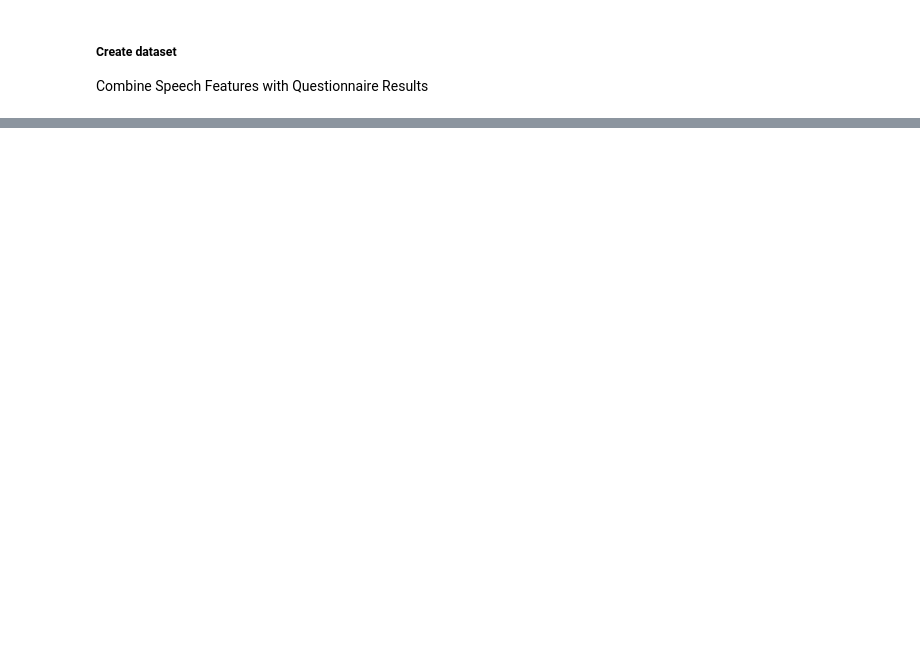
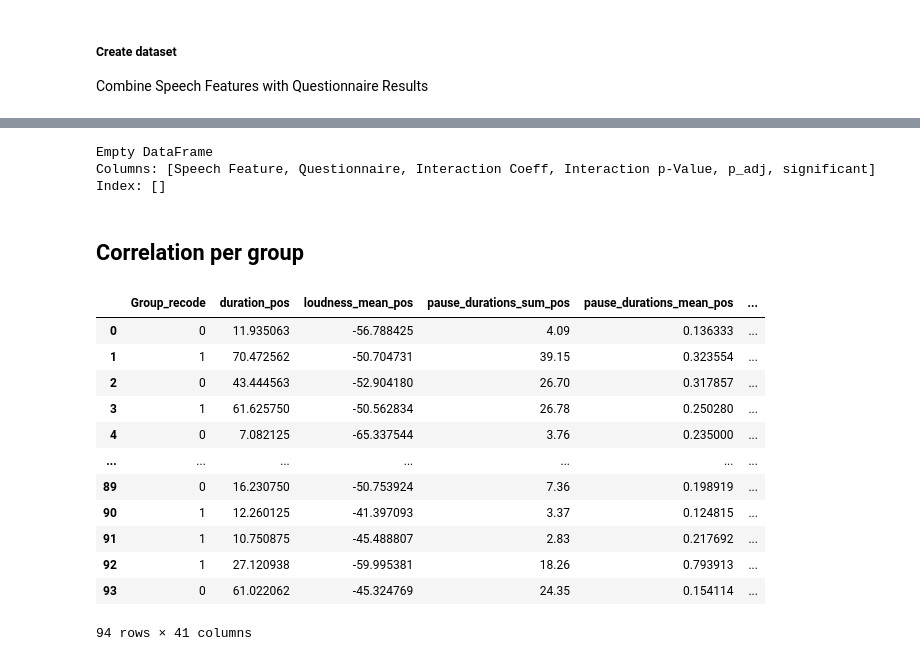
Before and after one commit to JuliaSchraeder/SubliminalVideoPriming, a Jupyter notebook: scripts/speech/speech_category_questionnaire_analysis.ipynb, the cells around one changed output, grey strips where cells are left out. Saved outputs shown, nothing was run; the diff lists cells and outputs as text; code cells hidden in the pictures; blank space fills up the shorter version.

```diff
--- a/scripts/speech/speech_category_questionnaire_analysis.ipynb
+++ b/scripts/speech/speech_category_questionnaire_analysis.ipynb
@@ -249 +294,54 @@ analysis_df.head()
+# %%
+# Convert results to DataFrame
+interaction_df = pd.DataFrame(interaction_results)
+
+# Apply multiple comparisons correction (e.g., Benjamini-Hochberg FDR correction)
+# This will adjust the p-values in the 'Interaction p-Value' column
+adjusted_results = multipletests(interaction_df['Interaction p-Value'], alpha=0.05, method='bonferroni')
+
+# Add adjusted p-values and significance to the DataFrame
+interaction_df['p_adj'] = adjusted_results[1]  # Adjusted p-values
+interaction_df['significant'] = adjusted_results[0]  # True/False for significance after correction
+
+# Sort by adjusted p-values and display significant results
+significant_interactions_corrected = interaction_df[interaction_df['significant']].sort_values(by='p_adj')
+print(significant_interactions_corrected)
+# %% [output]
+Empty DataFrame
+Columns: [Speech Feature, Questionnaire, Interaction Coeff, Interaction p-Value, p_adj, significant]
+Index: []
+# %% [markdown]
+## Correlation per group
+# %%
+# Select the category columns and questionnaire result columns
+speech_col = ["duration_pos", "loudness_mean_pos", "pause_durations_sum_pos", "pause_durations_mean_pos", "number_of_pauses_pos","word_frequency_mean_pos", "word_count_pos",
+                 "negative_sentence_ratio_pos", "neutral_sentence_ratio_pos", "positive_sentence_ratio_pos", "duration_neg", "loudness_mean_neg","pause_durations_sum_neg",
+                 "pause_durations_mean_neg","number_of_pauses_neg", "word_frequency_mean_neg", "word_count_neg", "negative_sentence_ratio_neg", "neutral_sentence_ratio_neg", "positive_sentence_ratio_neg"]
+
+questionnaire_col = ['BVAQ','BDI','STAI2','STAI1',
+                     'DERS_Total_Score','DERS_Non_Acceptance_of_Emotional_Reactions','DERS_Problems_with_Goal_Oriented_Behavior',
+                     'DERS_Impulse_Control_Problems','DERS_Lack_of_Emotional_Awareness','DERS_Limited_Access_to_Emotion_Regulation_Strategies',
+                     'DERS_Lack_of_Emotional_Clarity','CERQ_Self_Blame','CERQ_Acceptance','CERQ_Rumination','CERQ_Positive_Refocusing',
+                     'CERQ_Refocusing_on_Planning','CERQ_Positive_Reappraisal','CERQ_Putting_into_Perspective','CERQ_Catastrophizing','CERQ_Other_Blame']
+
+selected_cols = ['Group_recode'] + speech_col + questionnaire_col
+
+
+# Filter the dataframe to include only the selected columns
+df = analysis_df[selected_cols]
+df
+# %% [output]
+|  | Group_recode | duration_pos | loudness_mean_pos | pause_durations_sum_pos | pause_durations_mean_pos | ... |
+| 0 | 0 | 11.935063 | -56.788425 | 4.09 | 0.136333 | ... |
+| 1 | 1 | 70.472562 | -50.704731 | 39.15 | 0.323554 | ... |
+| 2 | 0 | 43.444563 | -52.904180 | 26.70 | 0.317857 | ... |
+| 3 | 1 | 61.625750 | -50.562834 | 26.78 | 0.250280 | ... |
+| 4 | 0 | 7.082125 | -65.337544 | 3.76 | 0.235000 | ... |
+| ... | ... | ... | ... | ... | ... | ... |
+| 89 | 0 | 16.230750 | -50.753924 | 7.36 | 0.198919 | ... |
+| 90 | 1 | 12.260125 | -41.397093 | 3.37 | 0.124815 | ... |
+| 91 | 1 | 10.750875 | -45.488807 | 2.83 | 0.217692 | ... |
+| 92 | 1 | 27.120938 | -59.995381 | 18.26 | 0.793913 | ... |
+| 93 | 0 | 61.022062 | -45.324769 | 24.35 | 0.154114 | ... |
+94 rows × 41 columns
 # %%
```
Also changed, not shown: parts of 26 cells of this notebook, 16 other files.
